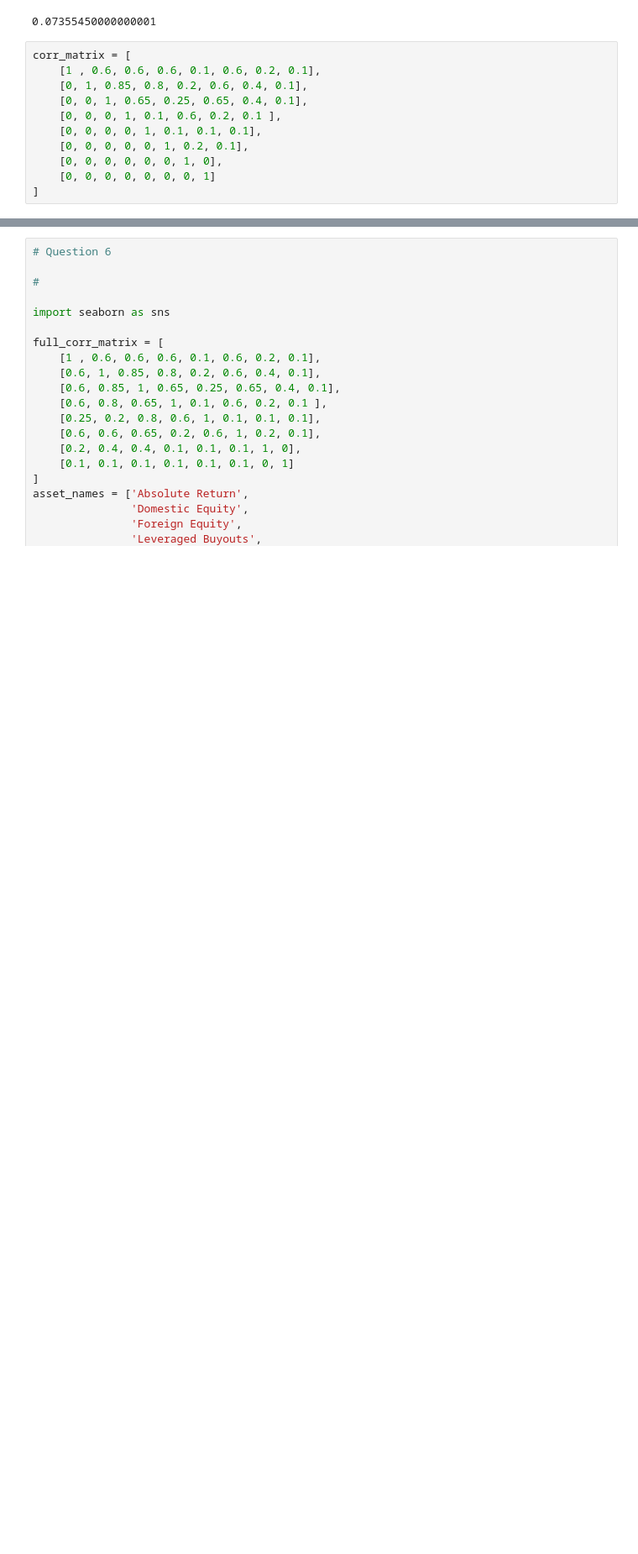
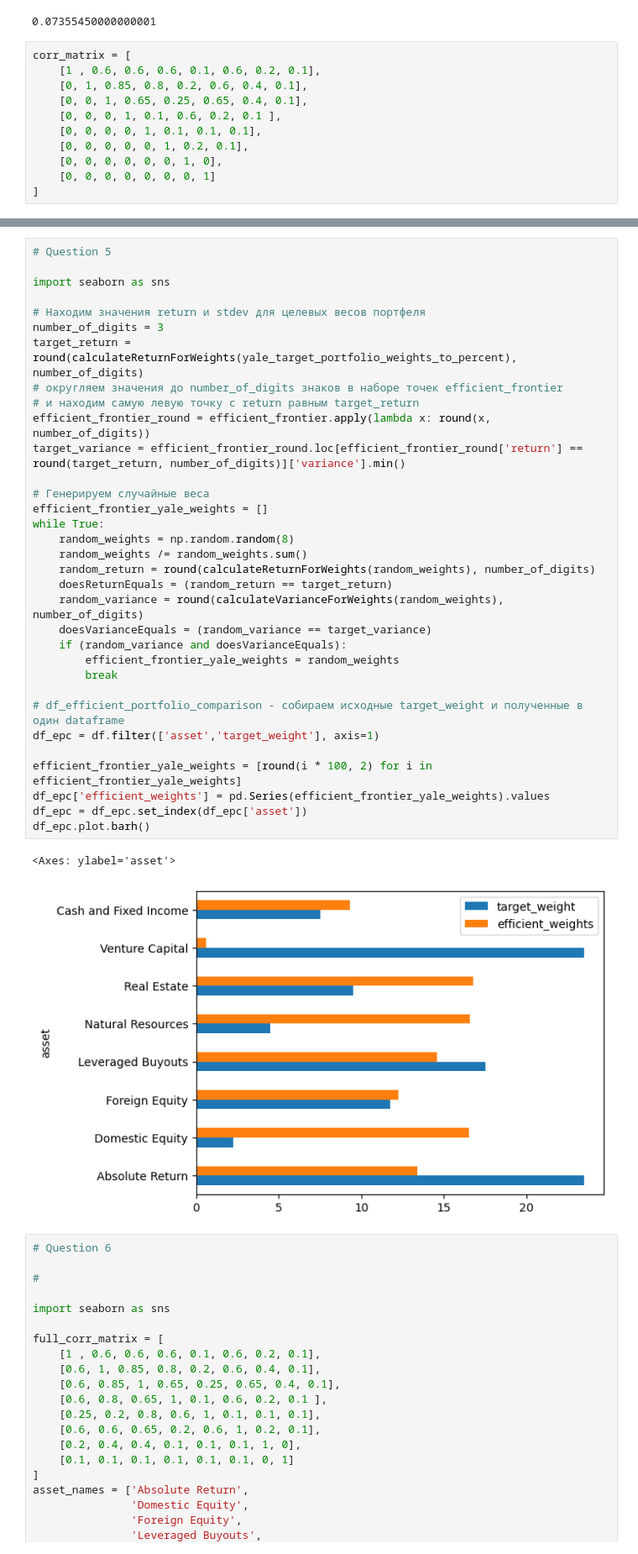
Before and after one commit to antonsharapov1/inv, a Jupyter notebook: Untitled-1.ipynb, the cells around one changed output, grey strips where cells are left out. Shown at 84% size. Saved outputs shown, nothing was run; the diff lists cells and outputs as text; blank space fills up the shorter version.

```diff
--- a/Untitled-1.ipynb
+++ b/Untitled-1.ipynb
@@ -135,3 +136,39 @@ plt.show()
+# %%
+# Question 5
+
+import seaborn as sns
+
+# Находим значения return и stdev для целевых весов портфеля
+number_of_digits = 3
+target_return = round(calculateReturnForWeights(yale_target_portfolio_weights_to_percent), number_of_digits)
+# округляем значения до number_of_digits знаков в наборе точек efficient_frontier
+# и находим самую левую точку с return равным target_return
+efficient_frontier_round = efficient_frontier.apply(lambda x: round(x, number_of_digits))
+target_variance = efficient_frontier_round.loc[efficient_frontier_round['return'] == round(target_return, number_of_digits)]['variance'].min()
+
+# Генерируем случайные веса
+efficient_frontier_yale_weights = []
+while True:
+    random_weights = np.random.random(8)
+    random_weights /= random_weights.sum()
+    random_return = round(calculateReturnForWeights(random_weights), number_of_digits)
+    doesReturnEquals = (random_return == target_return)
+    random_variance = round(calculateVarianceForWeights(random_weights), number_of_digits)
+    doesVarianceEquals = (random_variance == target_variance)
+    if (random_variance and doesVarianceEquals):
+        efficient_frontier_yale_weights = random_weights
+        break
+
+# df_efficient_portfolio_comparison - собираем исходные target_weight и полученные в один dataframe
+df_epc = df.filter(['asset','target_weight'], axis=1)
+
+efficient_frontier_yale_weights = [round(i * 100, 2) for i in efficient_frontier_yale_weights]
+df_epc['efficient_weights'] = pd.Series(efficient_frontier_yale_weights).values
+df_epc = df_epc.set_index(df_epc['asset'])
+df_epc.plot.barh()
+# %% [output]
+<Axes: ylabel='asset'>
+[figure, added]
 # %%
 # Question 6
 
```
Also changed, not shown: parts of 4 cells of this notebook.
